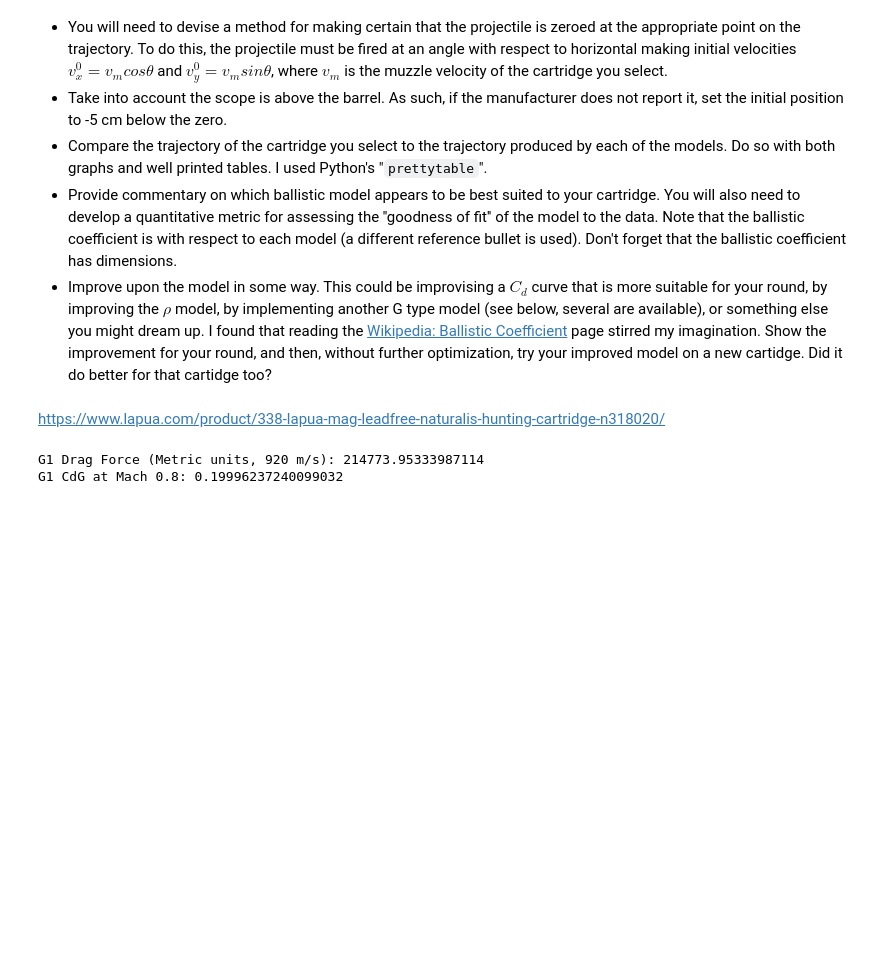
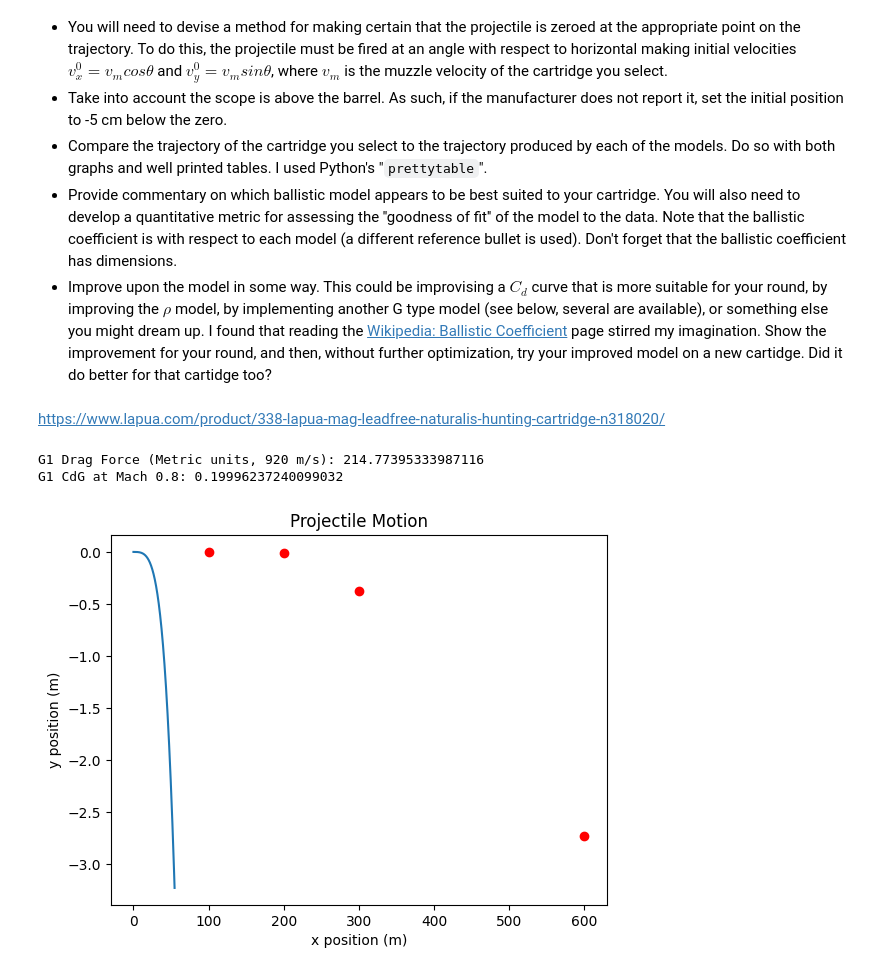
Before and after one commit to cake-dev/SimClass, a Jupyter notebook: bullet_trajectory.ipynb, the cells around one changed output. Saved outputs shown, nothing was run; the diff lists cells and outputs as text; code cells hidden in the pictures; blank space fills up the shorter version.

```diff
--- a/bullet_trajectory.ipynb
+++ b/bullet_trajectory.ipynb
@@ -42,7 +42,7 @@ Write the ODE function that specifies the above drag equations in 2D. Assume tha
 # %%
 import numpy as np
 
-def projectile(t,y,b):
+def projectile(y,b):
    """
    t is not used
    y is the input state
@@ -62,7 +62,7 @@ def projectile(t,y,b):
    v_hat_y = vy / v_mag # same for y  fd = b.get_drag(v_mag) # get drag f
    # accels
    ax = -fd * v_hat_x # x component of acceleration due to drag
-   ay = -b.g - fd * v_hat_y # same for y but include gravity
+   ay = -b.g_metric - fd * v_hat_y # same for y but include gravity
 
    return np.array([vx, vy, ax, ay])
 # %% [markdown]
@@ -116,7 +116,7 @@ Write a function that returns the magnitude of the drag function. Assume you hav
 # %%
 def get_drag(self, v):
        """
-       Computes and returns the magnitude of the drag force.
+       returns the magnitude of the drag force.
        """
        if self.units == 'imperial':
            rho = self.rho_imperial # air density
@@ -578,13 +613,13 @@ class BallisticModel:
 # %% [markdown]
 https://www.lapua.com/product/338-lapua-mag-leadfree-naturalis-hunting-cartridge-n318020/
 # %%
-# Create a G1 ballistic model in metric units
+# create a G1 ballistic model in metric units
 g1_model_metric = BallisticModel(model_type='G1', units='metric', bc=0.373) # BC for .338 Lapua Mag 15g Naturalis
-drag_force_at_1000fps_metric = g1_model_metric.get_drag(920) # velocity in m/s
-print(f"G1 Drag Force (Metric units, 920 m/s): {drag_force_at_1000fps_metric}")
-# Example of CdG interpolation
+drag_force_at_920fps_metric = g1_model_metric.get_drag(920) # velocity in m/s
+print(f"G1 Drag Force (Metric units, 920 m/s): {drag_force_at_920fps_metric}")
+# example of CdG interpolation
 mach_0_8_CdG_G1 = g1_model_metric.CdG(0.8)
 print(f"G1 CdG at Mach 0.8: {mach_0_8_CdG_G1}")
 # %% [output]
-G1 Drag Force (Metric units, 920 m/s): 214773.95333987114
+G1 Drag Force (Metric units, 920 m/s): 214.77395333987116
 G1 CdG at Mach 0.8: 0.19996237240099032
@@ -590,0 +707,19 @@ G1 CdG at Mach 0.8: 0.19996237240099032
+# %%
+t_span = np.array([0, 1]) # time span for simulation
+dt = 0.001 # time step
+# t = np.linspace(t_span[0], t_span[1], 1000) # time vector
+y0 = np.array([0, 0, 920, 0]) # initial state [x, y, vx, vy]
+b = BallisticModel(model_type='G1', units='metric', bc=0.373) # ballistics model
+# simulate the projectile motion
+t,y = solve_ode(projectile, t_span, y0, EulerRichardson, args=(b,),first_step=dt)
+# %%
+pos_df = pd.DataFrame({'range': [100, 200, 300, 600], 'y': [0, -100/10000, -374/1000, -2729/1000]})
+# plot y pos vs x pos
+plt.plot(y[:,0], y[:,1])
+plt.plot(pos_df['range'], pos_df['y'], 'ro')
+plt.xlabel('x position (m)')
+plt.ylabel('y position (m)')
+plt.title('Projectile Motion')
+plt.show()
+# %% [output]
+[figure, added]
```
Also changed, not shown: parts of 4 cells of this notebook.
